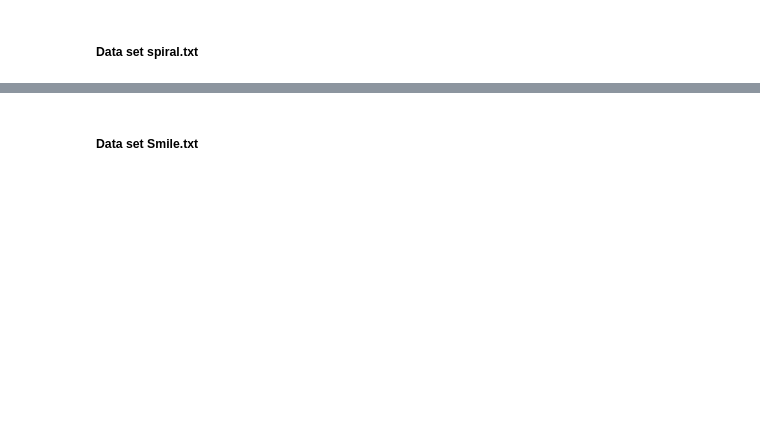
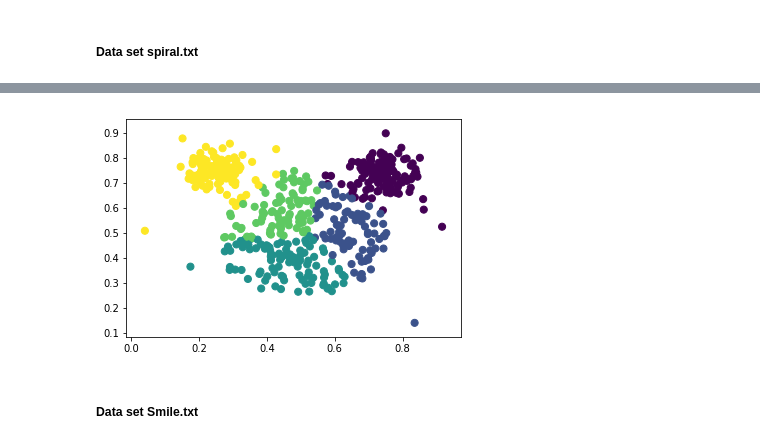
Before and after one commit to yuphyn/Mineria-Tarea-1, a Jupyter notebook: tarea_1.ipynb, the cells around one changed output, grey strips where cells are left out. Drawn from its saved outputs; the diff is of its cells as text; code cells hidden in the pictures; blank space fills up the shorter version.

```diff
--- a/tarea_1.ipynb
+++ b/tarea_1.ipynb
@@ -423,2 +424,15 @@ ModuleNotFoundError: No module named 'sklearn.extensions'
+# %%
+import skfuzzy.cluster as fuzzy
+
+data=mouse_xy.transpose()
+cntr, u, u0, d, jm, p, fpc=fuzzy.cmeans(data,5,5, error=0.005, maxiter=1000, init=None)
+cluster_membership = np.argmax(u, axis=0)
+cluster_membership
+mouse_xy
+plt.scatter(mouse_xy[:, 0], mouse_xy[:, 1], c=cluster_membership, s=50, cmap='viridis')
+
+plt.show()
+# %% [output]
+[figure, added]
 # %% [markdown]
 ##### Data set Smile.txt
```
Also changed, not shown: parts of 16 cells of this notebook.
